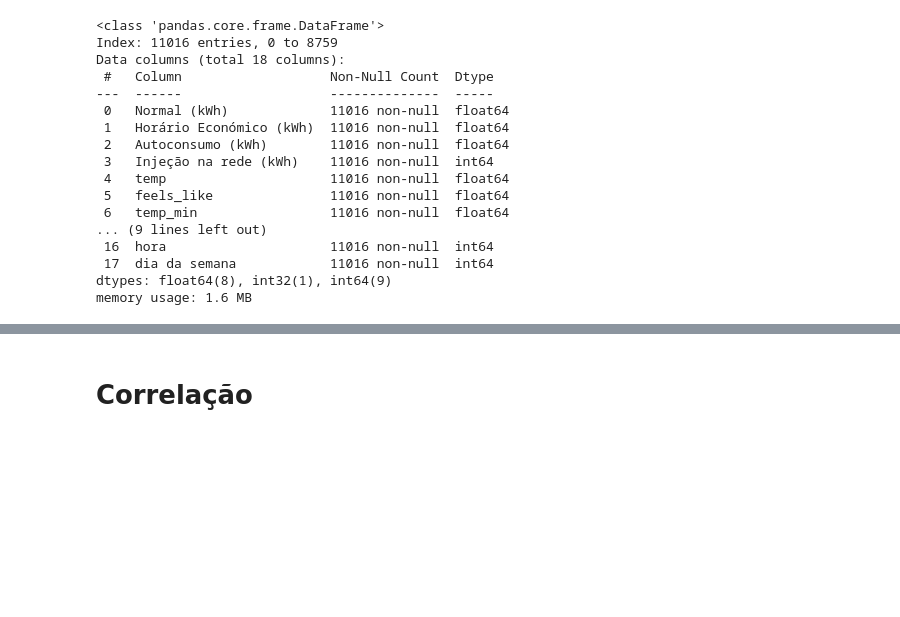
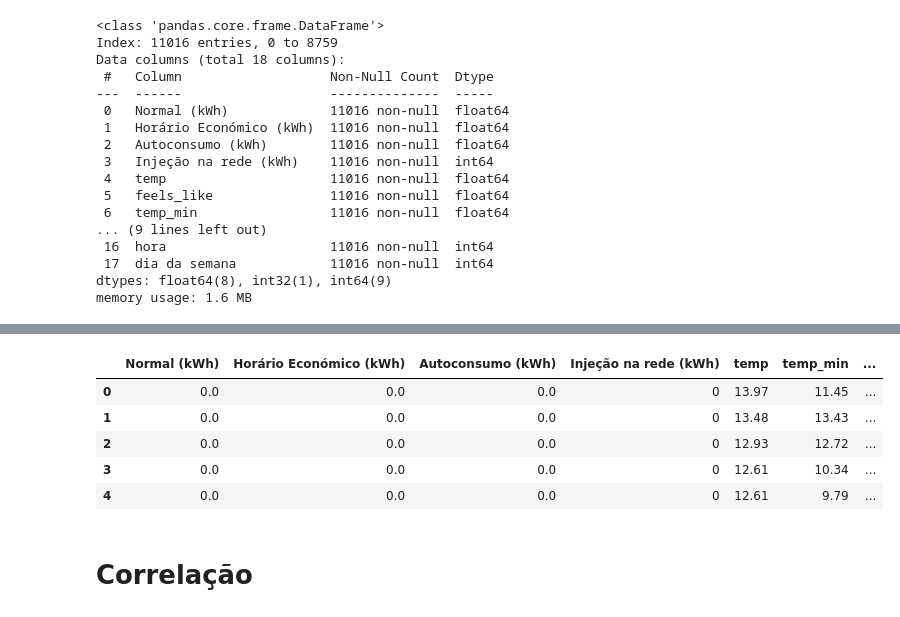
Before and after one commit to GoncaloSenra/DAA-Modelos-de-Machine-Learning, a Jupyter notebook: 3-.ipynb, the cells around one changed output, grey strips where cells are left out. Drawn from its saved outputs; the diff is of its cells as text; code cells hidden in the pictures; blank space fills up the shorter version.

```diff
--- a/3-.ipynb
+++ b/3-.ipynb
@@ -621,3 +489,12 @@ memory usage: 1.3 MB
+# %%
+train.head()
+# %% [output]
+|  | Normal (kWh) | Horário Económico (kWh) | Autoconsumo (kWh) | Injeção na rede (kWh) | temp | temp_min | ... |
+| 0 | 0.0 | 0.0 | 0.0 | 0 | 13.97 | 11.45 | ... |
+| 1 | 0.0 | 0.0 | 0.0 | 0 | 13.48 | 13.43 | ... |
+| 2 | 0.0 | 0.0 | 0.0 | 0 | 12.93 | 12.72 | ... |
+| 3 | 0.0 | 0.0 | 0.0 | 0 | 12.61 | 10.34 | ... |
+| 4 | 0.0 | 0.0 | 0.0 | 0 | 12.61 | 9.79 | ... |
 # %% [markdown]
 # Correlação
 # %%
```
Also changed, not shown: parts of 67 cells of this notebook, 1 other file.
